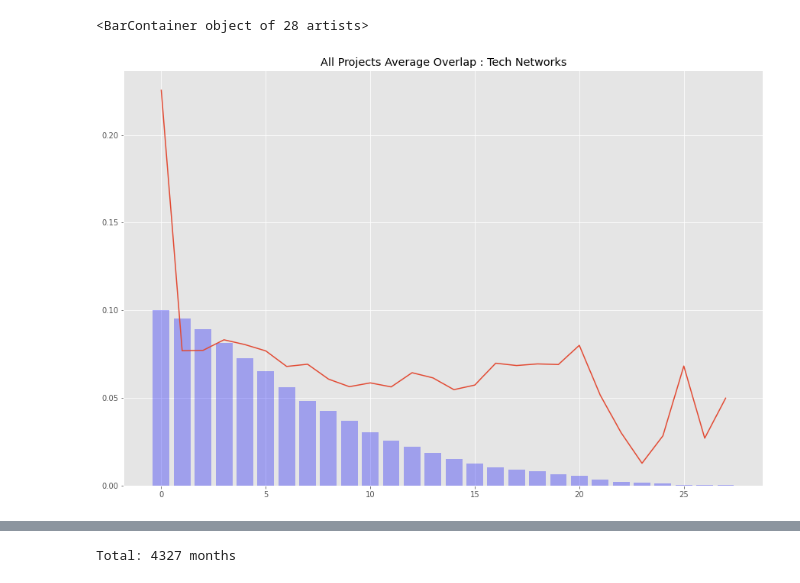
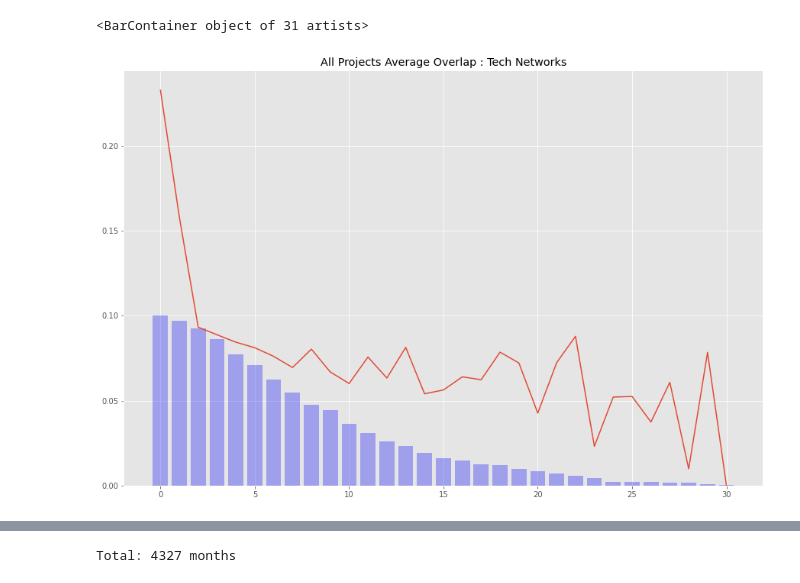
Before and after one commit to zenoWZH/ASFdata_analysis, a Jupyter notebook: network_overlaps2.ipynb, the cells around one changed output, grey strips where cells are left out. Saved outputs shown, nothing was run; the diff lists cells and outputs as text; code cells hidden in the pictures.

```diff
--- a/network_overlaps2.ipynb
+++ b/network_overlaps2.ipynb
@@ -61,38 +61,38 @@ for col in df_tech_overlaps.columns:
 # %%
 plt.style.use('ggplot')
 plt.figure(figsize=(15,10))
 
-ave = [0 for i in range(len(df_tech_overlaps.columns))]
-count = [0 for i in range(len(df_tech_overlaps.columns))]
+ave = [0 for i in range(len(df_tech_overlaps.index))]
+count = [0 for i in range(len(df_tech_overlaps.index))]
 
 for col in df_tech_overlaps.columns:
     data = df_tech_overlaps[col].values.tolist()
     flag = False
     for i in range(len(data)):
         if data[i]==-1.0 :
             break
         ave [i]+= data[i]
         count[i]+=1
 for i in range(len(ave)):
     if count[i]==0:
         break
     ave[i] = ave[i]/count[i]
     #print(data[:i])
 
 x = range(len(ave[:i]))
 
 plt.plot(x,ave[:i])
 
 plt.title("All Projects Average Overlap : Tech Networks")
 
 #print(ave)
 #print(count)
 len(df_tech_overlaps.loc[0].values)
-plt.bar(x,np.array(count[:i])/len(count)/10, fc='b', alpha=0.3)
+plt.bar(x,np.array(count[:i])/len(df_tech_overlaps.columns)/10, fc='b', alpha=0.3)
 #plt.boxplot([df_tech_overlaps.loc[0].values], label=[0])
 # %% [output]
-<BarContainer object of 28 artists>
+<BarContainer object of 31 artists>
-[figure, old version]
+[figure, new version]
 # %%
 plt.style.use('ggplot')
 plt.figure(figsize=(15,10))
```
Also changed, not shown: parts of 26 cells of this notebook, 12 other files.
